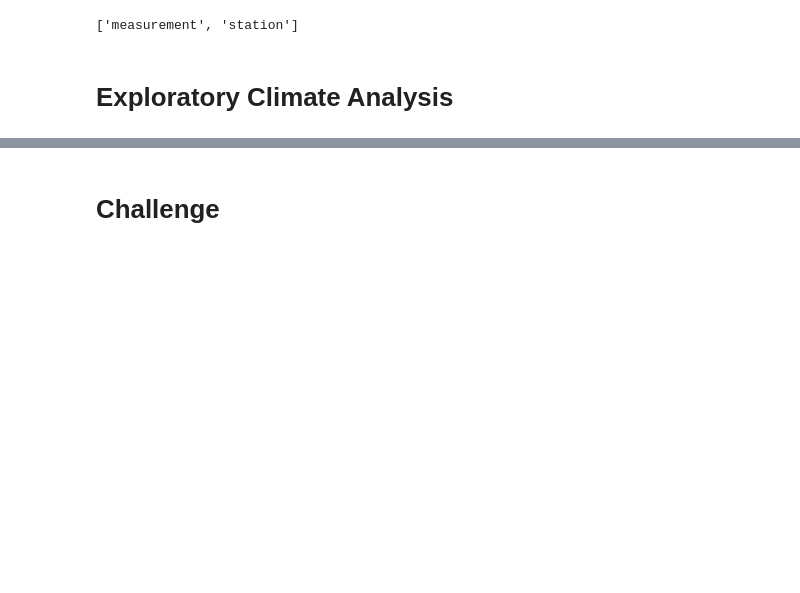
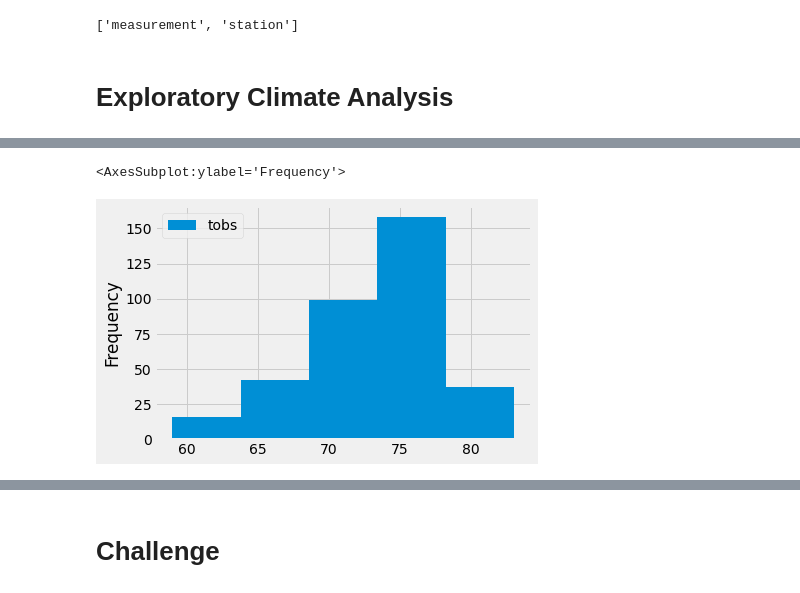
Before and after one commit to I-CV207/Surfs_up, a Jupyter notebook: climate_analysis.ipynb, the cells around one changed output, grey strips where cells are left out. Drawn from its saved outputs; the diff is of its cells as text; code cells hidden in the pictures; blank space fills up the shorter version.

```diff
--- a/climate_analysis.ipynb
+++ b/climate_analysis.ipynb
@@ -74,0 +171,7 @@ session=Session(engine)
+# %%
+# Skill Drill
+
+results_df.plot.hist(bins=5)
+# %% [output]
+<AxesSubplot:ylabel='Frequency'>
+[figure, added]
```
Also changed, not shown: parts of 8 cells of this notebook.
